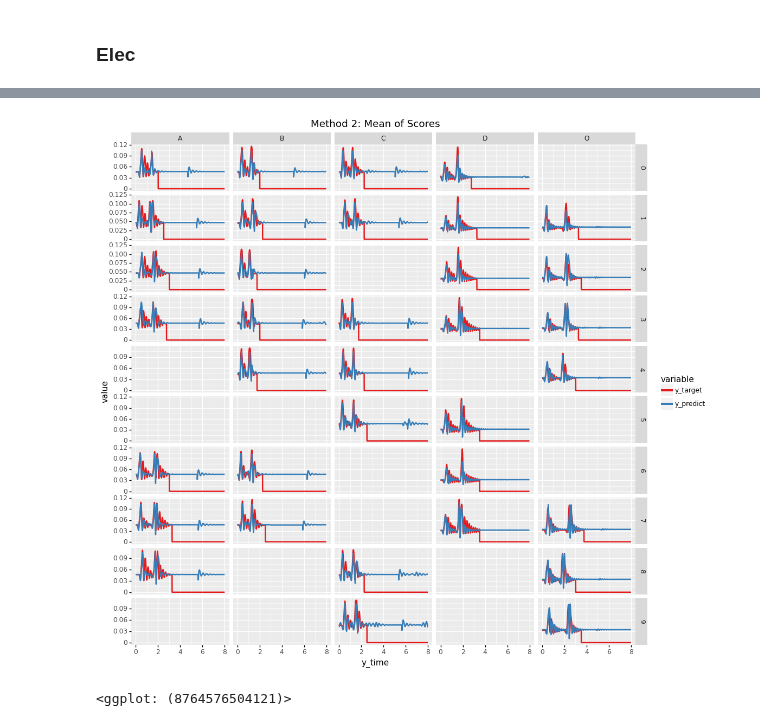
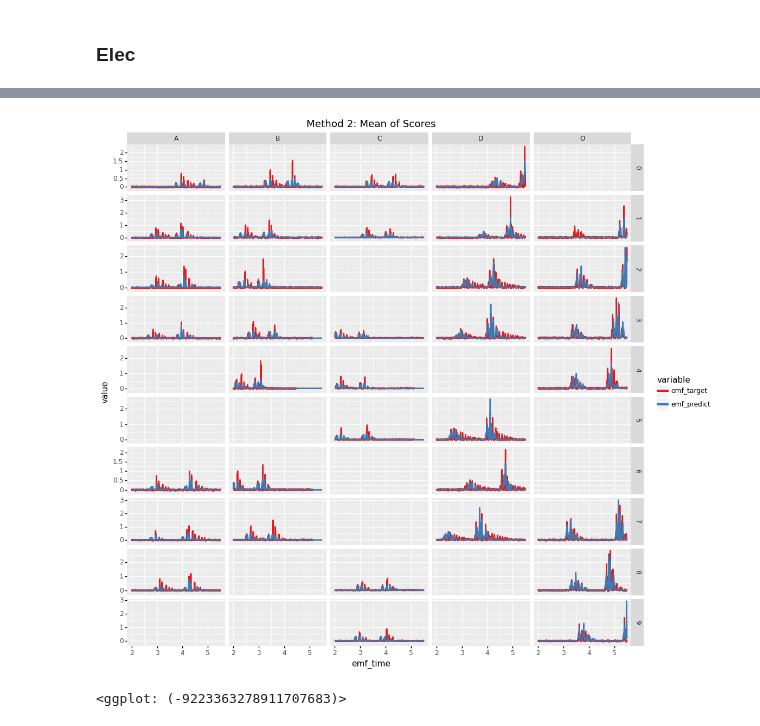
Before and after one commit to mnicstruwig/FlexibleFluxSimulator, a Jupyter notebook: experiments/2021-03-03-Optimal-Design-Comparison.ipynb, the cells around one changed output, grey strips where cells are left out. Drawn from its saved outputs; the diff is of its cells as text; code cells hidden in the pictures.

```diff
--- a/experiments/2021-03-03-Optimal-Design-Comparison.ipynb
+++ b/experiments/2021-03-03-Optimal-Design-Comparison.ipynb
@@ -604,5 +604,8 @@ drop_n_worst = {
     'O': 3
 }
 
-m1_parsed = parse_all_results(m1_results, 'mech', drop_n_worst=drop_n_worst)
-m2_parsed = parse_all_results(m2_results, 'mech', drop_n_worst=drop_n_worst)
+m1_parsed_mech = parse_all_results(m1_results, 'mech', drop_n_worst=drop_n_worst)
+m2_parsed_mech = parse_all_results(m2_results, 'mech', drop_n_worst=drop_n_worst)
+
+m1_parsed_elec = parse_all_results(m1_results, 'elec', drop_n_worst=drop_n_worst)
+m2_parsed_elec = parse_all_results(m2_results, 'elec', drop_n_worst=drop_n_worst)
@@ -630,9 +624,22 @@ p + geom_boxplot() + facet_grid('. ~ cost_metric')
 # %% [markdown]
 ## Emperical comparison
 # %%
-def get_melted_result_curves(df_curves):
-    df_curves = df_curves.melt(id_vars=['input_id', 'device', 'y_time', 'cost_metric'])
-    var_cat = pd.Categorical(df_curves['variable'].values, categories=['y_target', 'y_predict'], ordered=True)
+def get_melted_result_curves(df_curves: pd.DataFrame):
+    # Check if we're dealing with mechanical or electrical result
+    if 'y_target' in df_curves.columns:
+        which_component = 'mech'
+    elif 'emf_target' in df_curves.columns:
+        which_component = 'elec'
+
+    if which_component == 'mech':
+        id_vars = ['input_id', 'device', 'y_time', 'cost_metric']
+        df_curves = df_curves.melt(id_vars=id_vars)
+        var_cat = pd.Categorical(df_curves['variable'].values, categories=['y_target', 'y_predict'], ordered=True)
+    elif which_component == 'elec':
+        id_vars= ['input_id', 'device', 'emf_time', 'cost_metric']
+        df_curves = df_curves.melt(id_vars=id_vars)
+        var_cat = pd.Categorical(df_curves['variable'].values, categories=['emf_target', 'emf_predict'], ordered=True)
+
     df_curves['variable'] = var_cat
     return df_curves
 # %%
@@ -667,5 +674,5 @@ Can you subjectively tell which looks better? I think Method 2 _looks_ better.
 # %% [markdown]
 ### Elec
 # %%
-m1_elec_curves = get_melted_result_curves(m1_parsed['curves'], 'elec')
-m2_elec_curves = get_melted_result_curves(m2_parsed['curves'], 'elec')
+m1_elec_curves = get_melted_result_curves(m1_parsed_elec['curves'])
+m2_elec_curves = get_melted_result_curves(m2_parsed_elec['curves'])
@@ -691,11 +690,12 @@ PlotnineError: "Could not evaluate the 'x' mapping: 'emf_time' (original error:
 # %%
-p = ggplot(aes(x='y_time', y='value', color='variable'), m2_elec_curves.query('cost_metric=="combined"'))
+p = ggplot(aes(x='emf_time', y='value', color='variable'), m2_elec_curves.query('cost_metric=="combined"'))
 p \
 + geom_line(size=1) \
 + facet_grid('input_id ~ device', scales='free_y') \
 + scale_color_brewer('qual', 6) \
 + theme(figure_size=(12, 12)) \
-+ ggtitle("Method 2: Mean of Scores")
++ ggtitle("Method 2: Mean of Scores") \
++ xlim(2, 5.5)
 # %% [output]
-[figure, old version]
+[figure, new version]
-<ggplot: (8764576504121)>
+<ggplot: (-9223363278911707683)>
```
Also changed, not shown: parts of 6 cells of this notebook, 8 other files.
